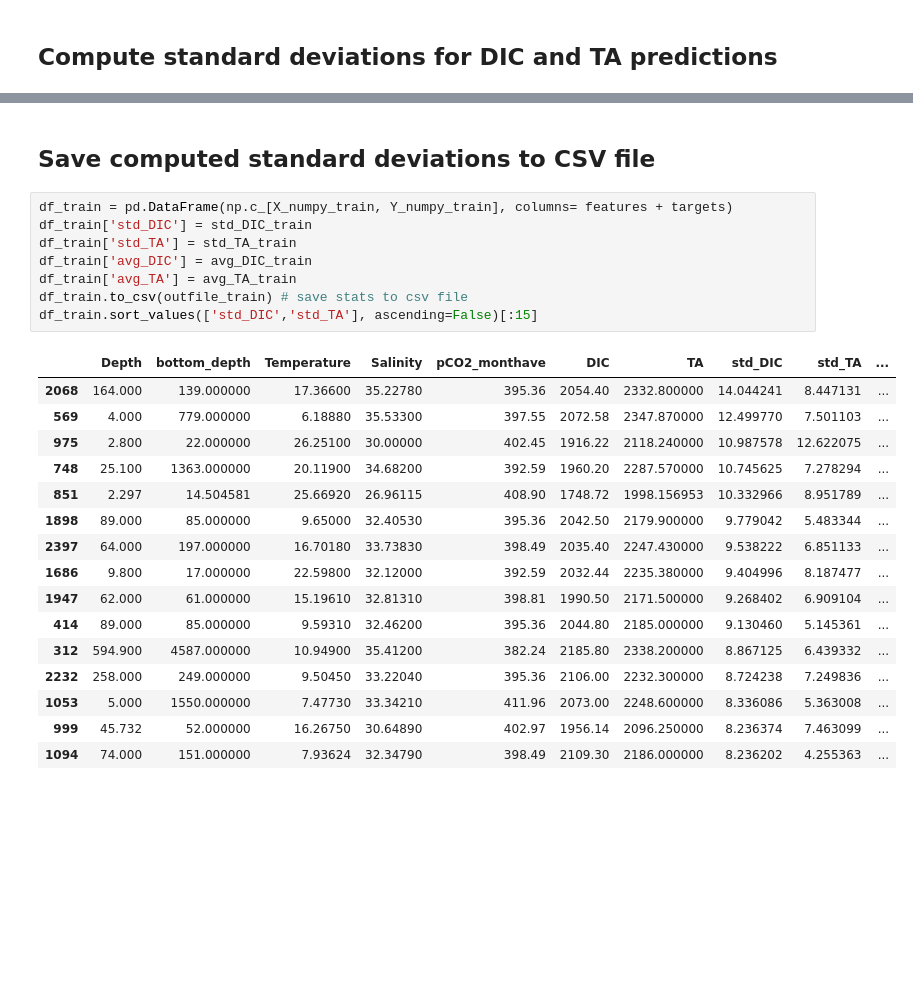
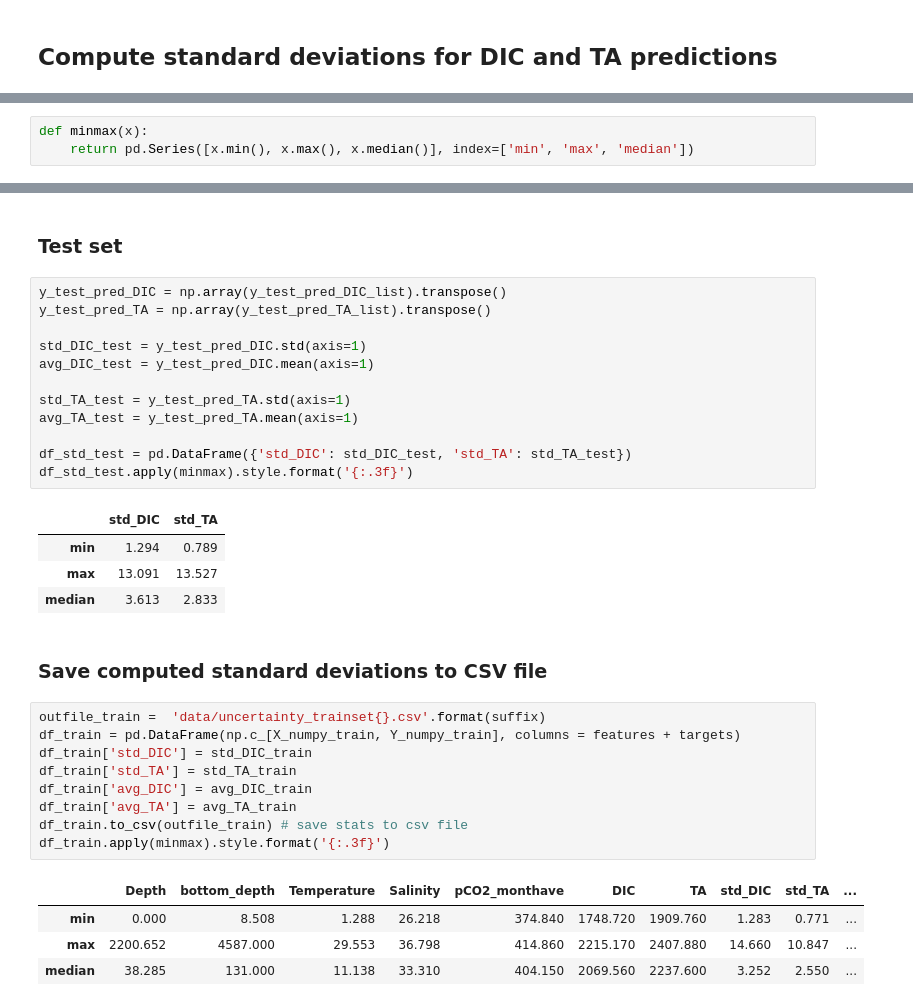
Before and after one commit to WHOIGit/nelme-bottom-water-bgc, a Jupyter notebook: bottle_model_ensemble.ipynb, the cells around one changed output, grey strips where cells are left out. Drawn from its saved outputs; the diff is of its cells as text; blank space fills up the shorter version.

```diff
--- a/bottle_model_ensemble.ipynb
+++ b/bottle_model_ensemble.ipynb
@@ -225,0 +193,3 @@ Test set TA std:  min = 0.864, max = 16.168
+# %%
+def minmax(x):
+    return pd.Series([x.min(), x.max(), x.median()], index=['min', 'max', 'median'])
@@ -226,28 +215,36 @@ Test set TA std:  min = 0.864, max = 16.168
+# %% [markdown]
+### Test set
+# %%
+y_test_pred_DIC = np.array(y_test_pred_DIC_list).transpose()
+y_test_pred_TA = np.array(y_test_pred_TA_list).transpose()
+
+std_DIC_test = y_test_pred_DIC.std(axis=1)
+avg_DIC_test = y_test_pred_DIC.mean(axis=1)
+
+std_TA_test = y_test_pred_TA.std(axis=1)
+avg_TA_test = y_test_pred_TA.mean(axis=1)
+
+df_std_test = pd.DataFrame({'std_DIC': std_DIC_test, 'std_TA': std_TA_test})
+df_std_test.apply(minmax).style.format('{:.3f}')
+# %% [output]
+|  | std_DIC | std_TA |
+| min | 1.294 | 0.789 |
+| max | 13.091 | 13.527 |
+| median | 3.613 | 2.833 |
 # %% [markdown]
-## Save computed standard deviations to CSV file
+### Save computed standard deviations to CSV file
 # %%
-df_train = pd.DataFrame(np.c_[X_numpy_train, Y_numpy_train], columns= features + targets)
+outfile_train =  'data/uncertainty_trainset{}.csv'.format(suffix)
+df_train = pd.DataFrame(np.c_[X_numpy_train, Y_numpy_train], columns = features + targets)
 df_train['std_DIC'] = std_DIC_train
 df_train['std_TA'] = std_TA_train
 df_train['avg_DIC'] = avg_DIC_train
 df_train['avg_TA'] = avg_TA_train
 df_train.to_csv(outfile_train) # save stats to csv file
-df_train.sort_values(['std_DIC','std_TA'], ascending=False)[:15]
+df_train.apply(minmax).style.format('{:.3f}')
 # %% [output]
 |  | Depth | bottom_depth | Temperature | Salinity | pCO2_monthave | DIC | TA | std_DIC | std_TA | ... |
-| 2068 | 164.000 | 139.000000 | 17.36600 | 35.22780 | 395.36 | 2054.40 | 2332.800000 | 14.044241 | 8.447131 | ... |
-| 569 | 4.000 | 779.000000 | 6.18880 | 35.53300 | 397.55 | 2072.58 | 2347.870000 | 12.499770 | 7.501103 | ... |
-| 975 | 2.800 | 22.000000 | 26.25100 | 30.00000 | 402.45 | 1916.22 | 2118.240000 | 10.987578 | 12.622075 | ... |
-| 748 | 25.100 | 1363.000000 | 20.11900 | 34.68200 | 392.59 | 1960.20 | 2287.570000 | 10.745625 | 7.278294 | ... |
-| 851 | 2.297 | 14.504581 | 25.66920 | 26.96115 | 408.90 | 1748.72 | 1998.156953 | 10.332966 | 8.951789 | ... |
-| 1898 | 89.000 | 85.000000 | 9.65000 | 32.40530 | 395.36 | 2042.50 | 2179.900000 | 9.779042 | 5.483344 | ... |
-| 2397 | 64.000 | 197.000000 | 16.70180 | 33.73830 | 398.49 | 2035.40 | 2247.430000 | 9.538222 | 6.851133 | ... |
-| 1686 | 9.800 | 17.000000 | 22.59800 | 32.12000 | 392.59 | 2032.44 | 2235.380000 | 9.404996 | 8.187477 | ... |
-| 1947 | 62.000 | 61.000000 | 15.19610 | 32.81310 | 398.81 | 1990.50 | 2171.500000 | 9.268402 | 6.909104 | ... |
-| 414 | 89.000 | 85.000000 | 9.59310 | 32.46200 | 395.36 | 2044.80 | 2185.000000 | 9.130460 | 5.145361 | ... |
-| 312 | 594.900 | 4587.000000 | 10.94900 | 35.41200 | 382.24 | 2185.80 | 2338.200000 | 8.867125 | 6.439332 | ... |
-| 2232 | 258.000 | 249.000000 | 9.50450 | 33.22040 | 395.36 | 2106.00 | 2232.300000 | 8.724238 | 7.249836 | ... |
-| 1053 | 5.000 | 1550.000000 | 7.47730 | 33.34210 | 411.96 | 2073.00 | 2248.600000 | 8.336086 | 5.363008 | ... |
-| 999 | 45.732 | 52.000000 | 16.26750 | 30.64890 | 402.97 | 1956.14 | 2096.250000 | 8.236374 | 7.463099 | ... |
-| 1094 | 74.000 | 151.000000 | 7.93624 | 32.34790 | 398.49 | 2109.30 | 2186.000000 | 8.236202 | 4.255363 | ... |
+| min | 0.000 | 8.508 | 1.288 | 26.218 | 374.840 | 1748.720 | 1909.760 | 1.283 | 0.771 | ... |
+| max | 2200.652 | 4587.000 | 29.553 | 36.798 | 414.860 | 2215.170 | 2407.880 | 14.660 | 10.847 | ... |
+| median | 38.285 | 131.000 | 11.138 | 33.310 | 404.150 | 2069.560 | 2237.600 | 3.252 | 2.550 | ... |
 # %%
```
Also changed, not shown: parts of 13 cells of this notebook, 1 other file.
